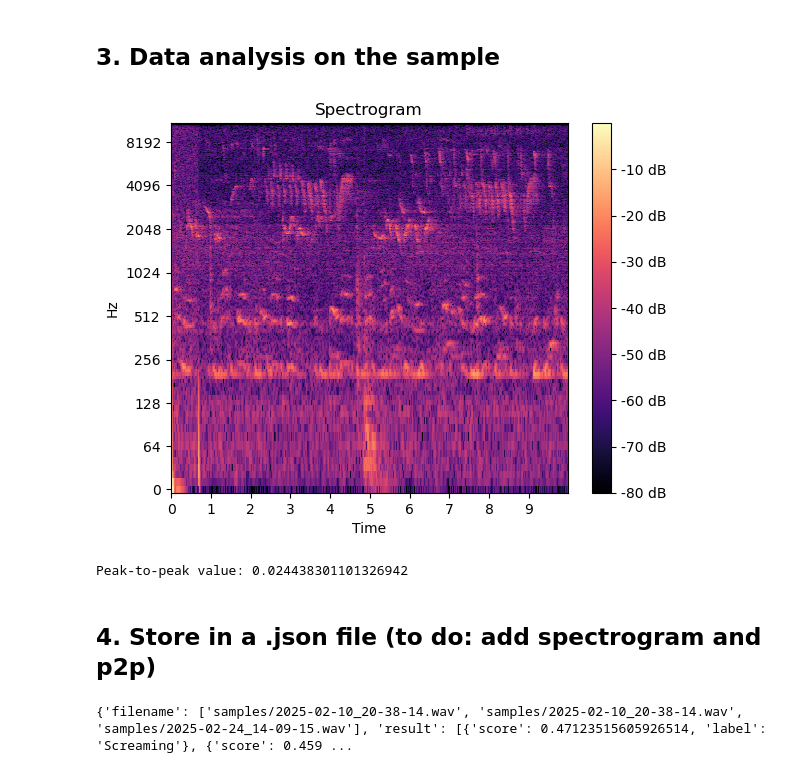
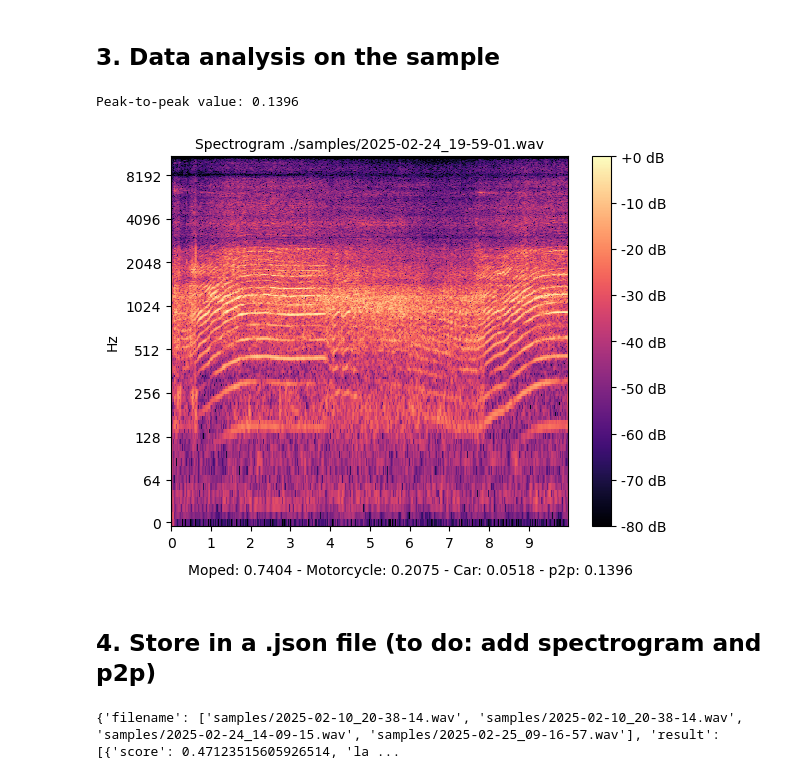
Before and after one commit to MichielBontenbal/run_CLAP, a Jupyter notebook: UrbanSounds_audio_pipeline.ipynb, the cells around one changed output. Saved outputs shown, nothing was run; the diff lists cells and outputs as text; code cells hidden in the pictures.

```diff
--- a/UrbanSounds_audio_pipeline.ipynb
+++ b/UrbanSounds_audio_pipeline.ipynb
@@ -148,7 +148,8 @@ IPython.display.Audio(WAVE_OUTPUT_FILENAME)
 #Select the sample. Uncomment if necessary.
 
 #wav_file_path = WAVE_OUTPUT_FILENAME
-wav_file_path = "./samples/2025-02-10_12-14-34.wav"
+#wav_file_path = "./samples/2025-02-10_12-14-34.wav"
+wav_file_path = "./samples/2025-02-24_19-59-01.wav"
 # %%
 # With the similarity search approach of CLAP we can now use a whole range of labels
 labels_list =['Gunshot', 'Alarm', 'Moped', 'Car', 'Motorcycle', 'Claxon', 'Slamming door', 'Screaming', 'Talking','Music', 'Birds', 'Airco', 'Noise', 'Silence']
@@ -198,29 +199,6 @@ Third result is Airco: 0.0028102118521928787
 [interactive output not drawn]
 # %% [markdown]
 ## 3. Data analysis on the sample
-# %%
-#Create a spectrogram and show it
-%matplotlib inline
-import librosa
-import librosa.display
-import matplotlib.pyplot as plt
-import numpy as np
-
-import os
-os.environ["TOKENIZERS_PARALLELISM"] = "false"  # or "true"
-
-y, sr = librosa.load(wav_file_path)
-spec = np.abs(librosa.stft(y, hop_length=512))
-spec = librosa.amplitude_to_db(spec, ref=np.max)
-
-plt.figure()
-librosa.display.specshow(spec, sr=sr, x_axis='time', y_axis='log')
-plt.colorbar(format='%+2.0f dB')
-plt.title('Spectrogram')
-plt.show()
-#plt.savefig('samples/' + f"{filenr:0>{4}}" + 'c.png', transparent=False, dpi=80, bbox_inches="tight")
-# %% [output]
-[figure, old version]
 # %%
 #Show numpy Peak-to-Peak
 import numpy as np
@@ -230,11 +208,50 @@ import librosa
 y, sr = librosa.load(wav_file_path)
 
 # Calculate the peak-to-peak value
-ptp_value = np.ptp(y)
+ptp_value = float(np.ptp(y))
 
+ptp_value = round(ptp_value,4)
 print(f"Peak-to-peak value: {ptp_value}")
 # %% [output]
-Peak-to-peak value: 0.024438301101326942
+Peak-to-peak value: 0.1396
+# %%
+#Create a spectrogram and show it
+%matplotlib inline
+import librosa
+import librosa.display
+import matplotlib.pyplot as plt
+import numpy as np
+
+import os
+os.environ["TOKENIZERS_PARALLELISM"] = "false"  # or "true"
+
+y, sr = librosa.load(wav_file_path)
+spec = np.abs(librosa.stft(y, hop_length=512))
+spec = librosa.amplitude_to_db(spec, ref=np.max)
+
+plt.figure()
+librosa.display.specshow(spec, sr=sr, x_axis='time', y_axis='log')
+plt.colorbar(format='%+2.0f dB')
+plt.title(f'Spectrogram {wav_file_path}', fontsize=10)
+
+#suptitle_text =
+#plt.suptitle(suptitle_text, y=0.95, fontsize=8)
+
+
+# Caption met meerdere regels toevoegen
+caption = (f"{result[0]['label']}: {round(result[0]['score'],4)} - "
+            f"{result[1]['label']}: {round(result[1]['score'],4)} - "
+            f"{result[2]['label']}: {round(result[2]['score'],4)} - "
+            f'p2p: {ptp_value}')
+plt.figtext(0.5, 0.01, caption, ha="center", fontsize=10)
+
+# Plot tonen
+plt.xlabel('')
+plt.show()
+
+#plt.savefig('samples/' + f"{filenr:0>{4}}" + 'c.png', transparent=False, dpi=80, bbox_inches="tight")
+# %% [output]
+[figure, new version]
 # %% [markdown]
 ## 4. Store in a .json file (to do: add spectrogram and p2p)
 # %%
@@ -271,4 +288,4 @@ print(results)
 with open('results.json', 'w') as f:
     json.dump(results, f, indent=4)
 # %% [output]
-{'filename': ['samples/2025-02-10_20-38-14.wav', 'samples/2025-02-10_20-38-14.wav', 'samples/2025-02-24_14-09-15.wav'], 'result': [{'score': 0.47123515605926514, 'label': 'Screaming'}, {'score': 0.459 ...
+{'filename': ['samples/2025-02-10_20-38-14.wav', 'samples/2025-02-10_20-38-14.wav', 'samples/2025-02-24_14-09-15.wav', 'samples/2025-02-25_09-16-57.wav'], 'result': [{'score': 0.47123515605926514, 'la ...
```
Also changed, not shown: parts of 3 cells of this notebook, 1 other file.
